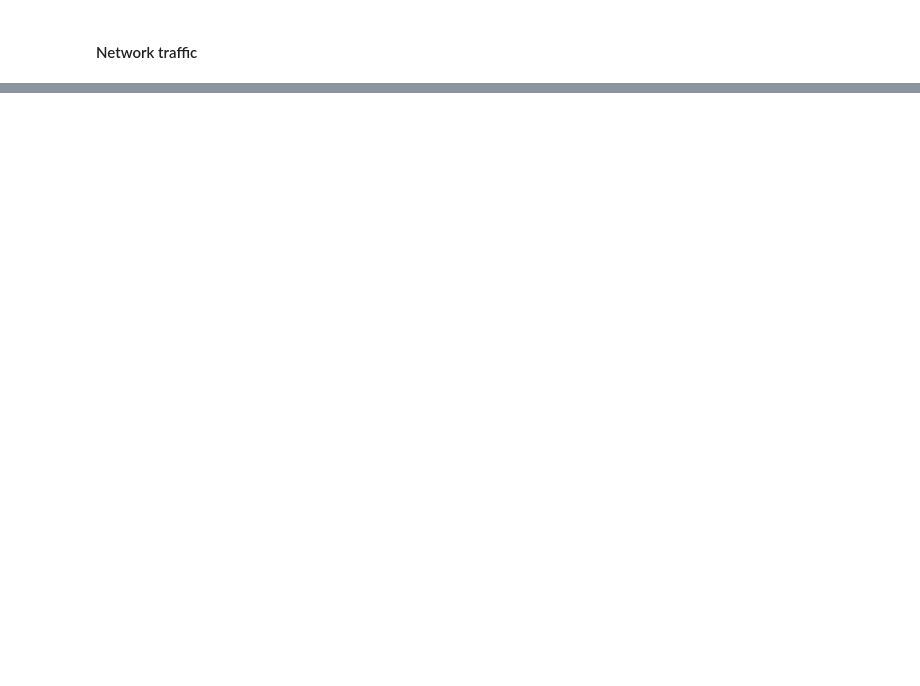
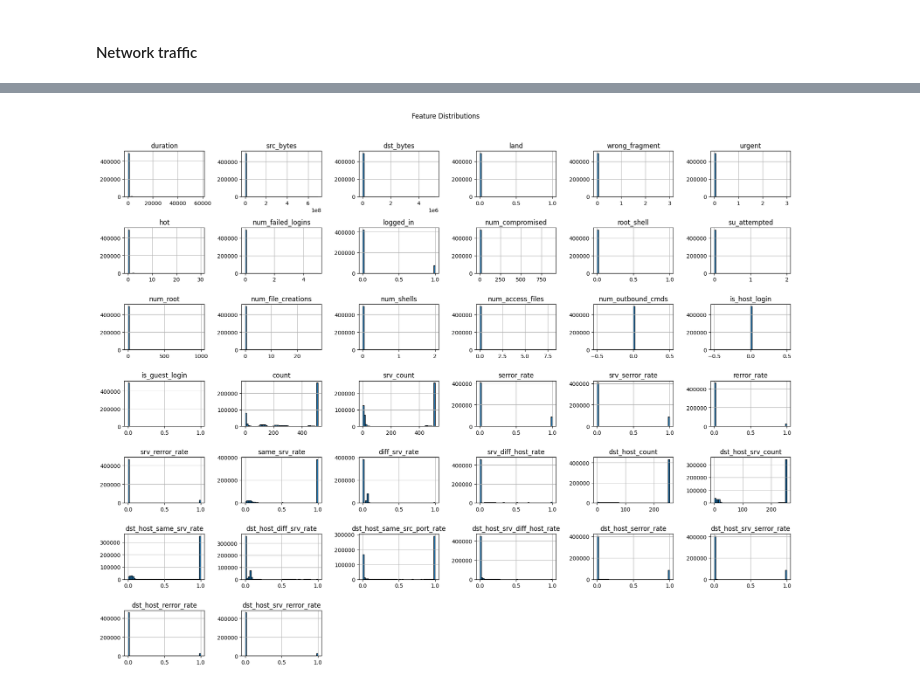
Before and after one commit to jancewicz/PJATK---Artificial-Intelligence-Postgraduate-Studies-, a Jupyter notebook: keras/pawel_jancewicz_pr8_2026/network_traffic/network_traffic.ipynb, the cells around one changed output, grey strips where cells are left out. Saved outputs shown, nothing was run; the diff lists cells and outputs as text; code cells hidden in the pictures; blank space fills up the shorter version.

```diff
--- a/keras/pawel_jancewicz_pr8_2026/network_traffic/network_traffic.ipynb
+++ b/keras/pawel_jancewicz_pr8_2026/network_traffic/network_traffic.ipynb
@@ -60,0 +86,7 @@ memory usage: 158.3 MB
+# %%
+df.hist(figsize=(18, 14), bins=50, edgecolor='black')
+plt.suptitle("Feature Distributions", y=1.02)
+plt.tight_layout()
+plt.show()
+# %% [output]
+[figure, added]
```
Also changed, not shown: parts of 8 cells of this notebook.
